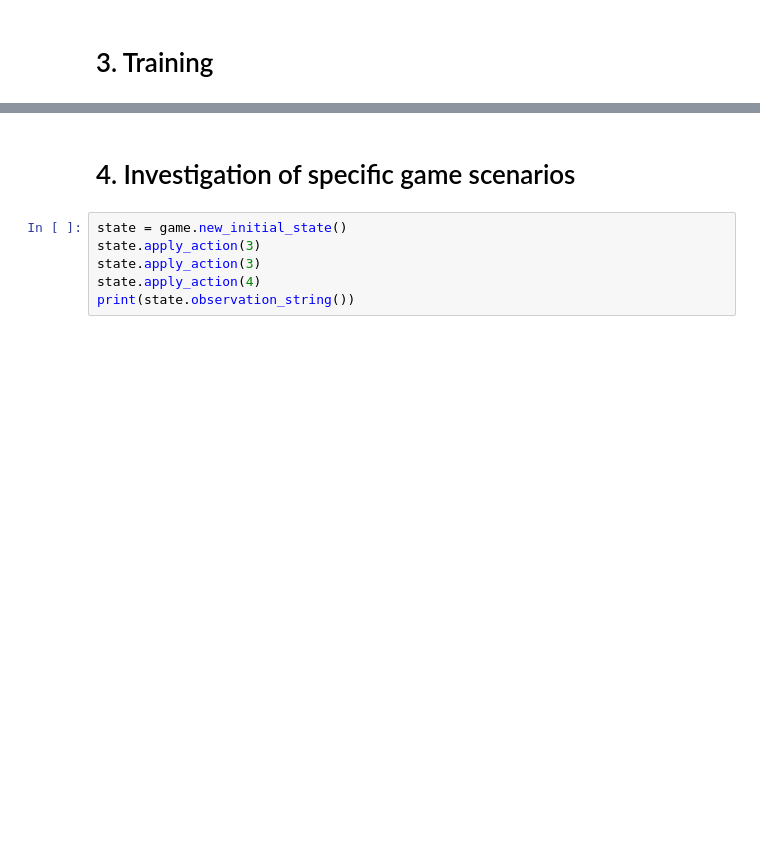
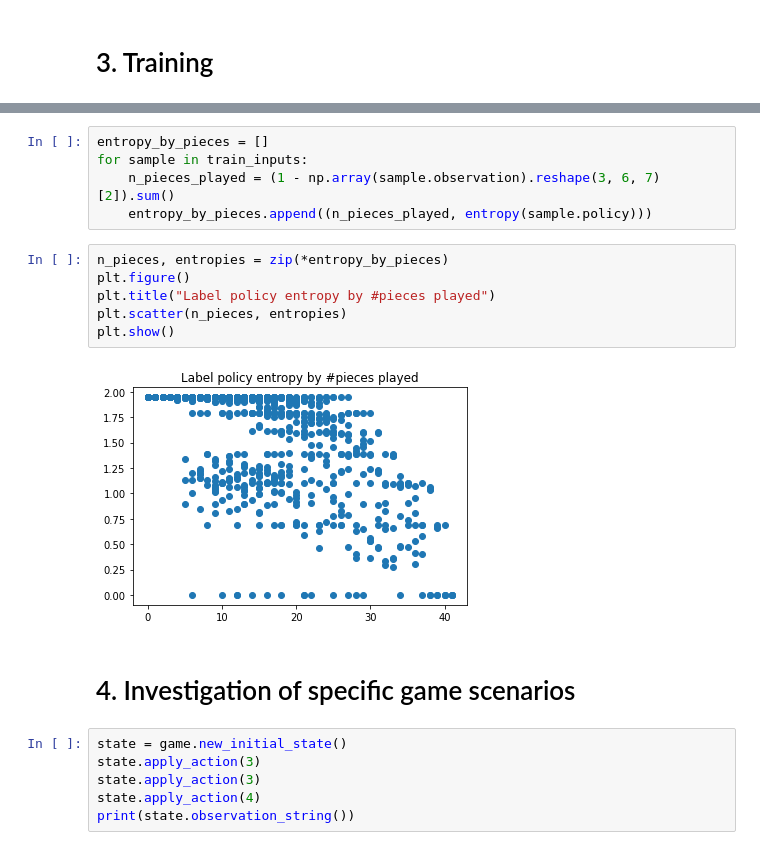
Before and after one commit to tobias-kirschstein/alpha-one, a Jupyter notebook: notebooks/03_alphazero_training.ipynb, the cells around one changed output, grey strips where cells are left out. Drawn from its saved outputs; the diff is of its cells as text; blank space fills up the shorter version.

```diff
--- a/notebooks/03_alphazero_training.ipynb
+++ b/notebooks/03_alphazero_training.ipynb
@@ -249,3 +318,16 @@ Iteration 99
+# %%
+entropy_by_pieces = []
+for sample in train_inputs:
+    n_pieces_played = (1 - np.array(sample.observation).reshape(3, 6, 7)[2]).sum()
+    entropy_by_pieces.append((n_pieces_played, entropy(sample.policy)))
+# %%
+n_pieces, entropies = zip(*entropy_by_pieces)
+plt.figure()
+plt.title("Label policy entropy by #pieces played")
+plt.scatter(n_pieces, entropies)
+plt.show()
+# %% [output]
+[figure, added]
 # %% [markdown]
 # 4. Investigation of specific game scenarios
 # %%
```
Also changed, not shown: parts of 16 cells of this notebook, 7 other files.
